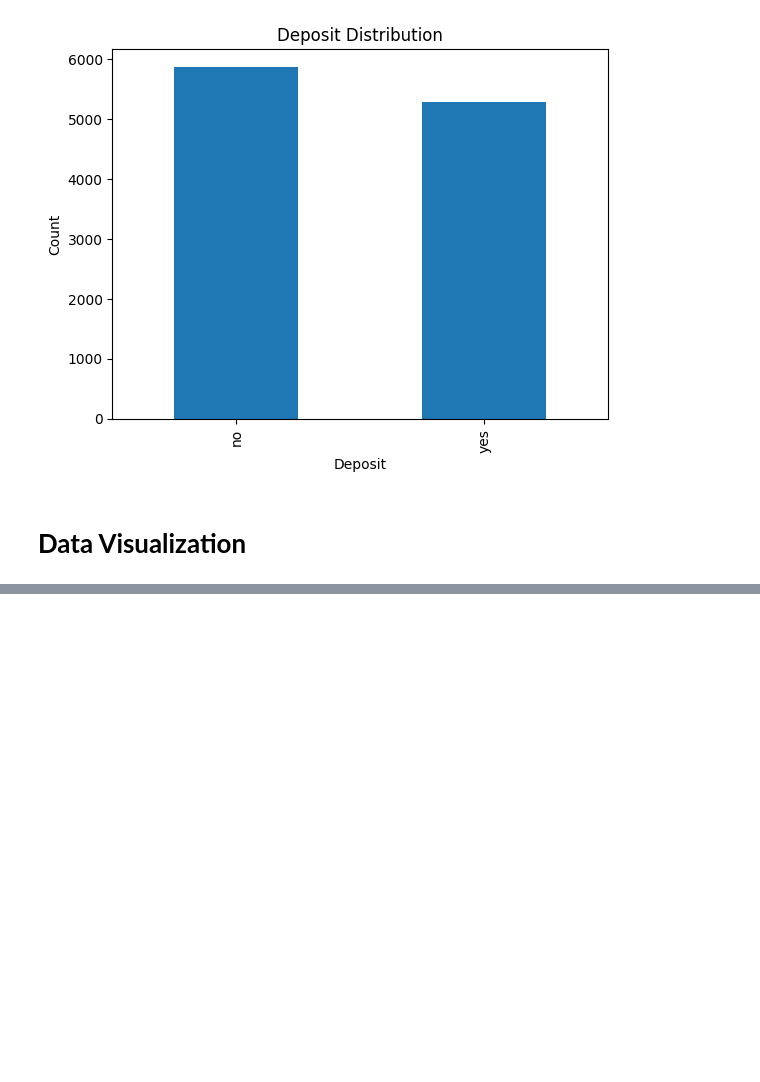
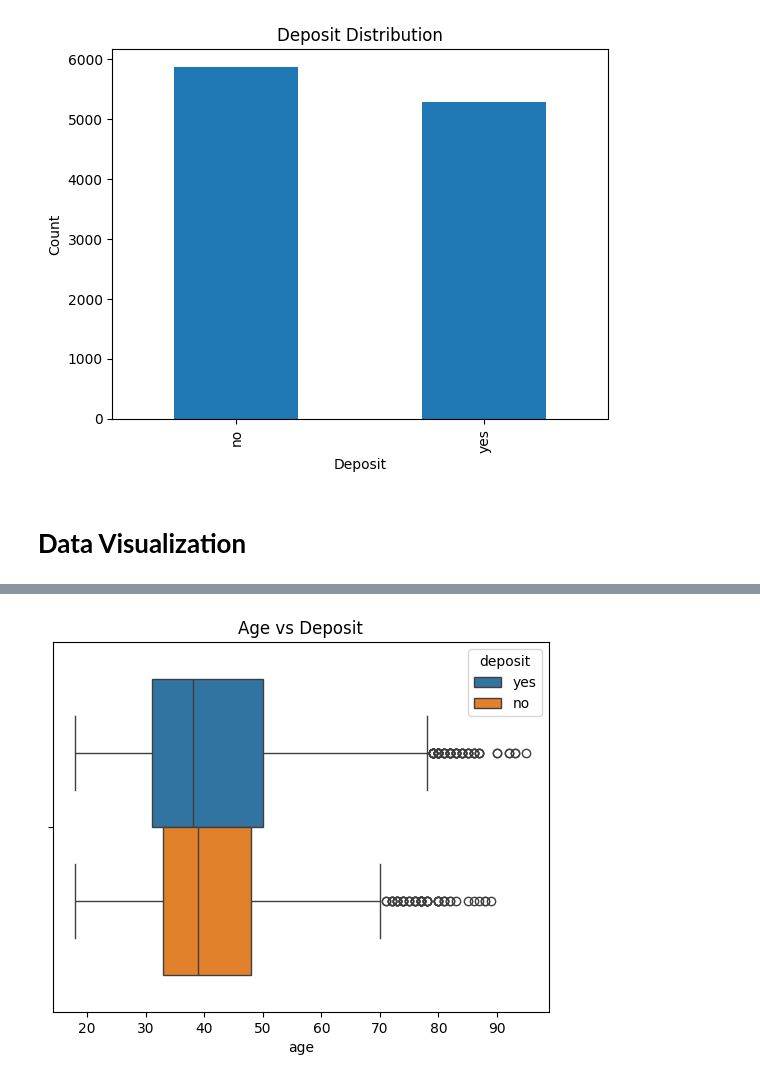
Before and after one commit to shahdelmasry12/Data-Mining-Project, a Jupyter notebook: Bank_Marketing_Effectiveness_Prediction.ipynb, the cells around one changed output, grey strips where cells are left out. Cells and saved outputs as stored; diff of their text form; code cells hidden in the pictures; blank space fills up the shorter version.

```diff
--- a/Bank_Marketing_Effectiveness_Prediction.ipynb
+++ b/Bank_Marketing_Effectiveness_Prediction.ipynb
@@ -158,0 +166,6 @@ Name: proportion, dtype: float64
+# %%
+sns.boxplot(x="age", hue="deposit", data=df)
+plt.title("Age vs Deposit")
+plt.show()
+# %% [output]
+[figure, added]
```
Also changed, not shown: parts of 15 cells of this notebook.
